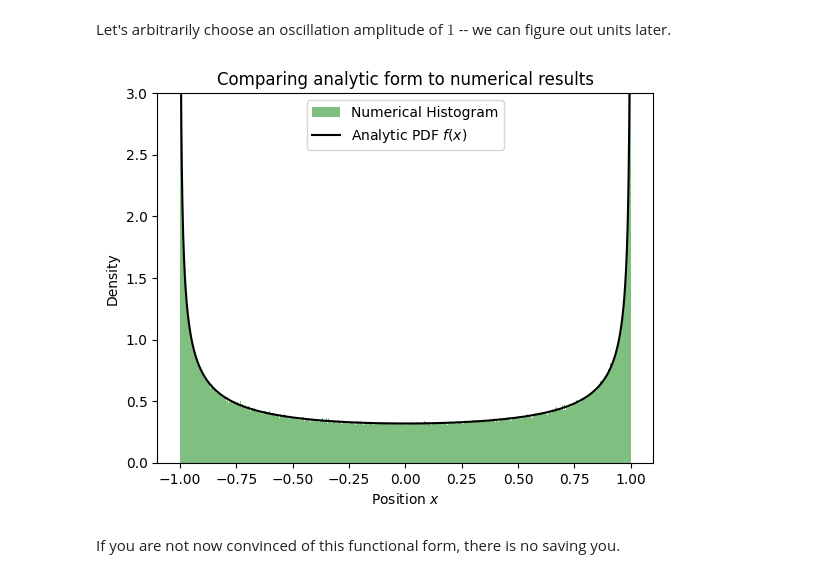
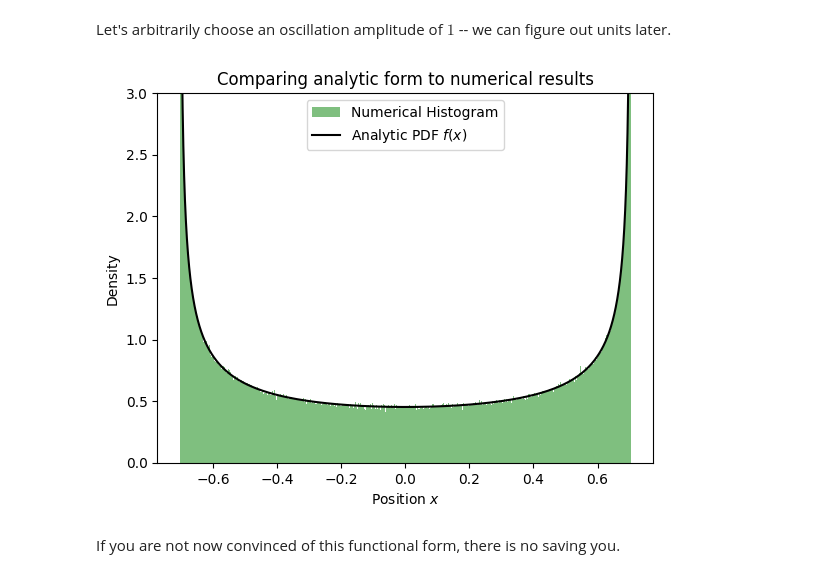
Before and after one commit to maxecharles/toliman-phd, a Jupyter notebook: SHM_jitter.ipynb, the cells around one changed output. Saved outputs shown, nothing was run; the diff lists cells and outputs as text; code cells hidden in the pictures.

```diff
--- a/SHM_jitter.ipynb
+++ b/SHM_jitter.ipynb
@@ -52,25 +52,25 @@ def f(x, A):
 # %% [markdown]
 Let's arbitrarily choose an oscillation amplitude of $1$ -- we can figure out units later.
 # %%
-A = 1.  # arbitrarily choosing an oscillation amplitude
+A = 0.7035  # arbitrarily choosing an oscillation amplitude
 
 # creating samples in x and t
 time_samples = np.random.uniform(-np.pi, np.pi, 1000000)
 position_samples = np.linspace(-A, A, 10000)[1:-1]  # avoiding division by 0
 
 # computing the histogram and PDF
 hist_outputs = x(time_samples, A)
 PDF_outputs = f(position_samples, A)
 
 # plotting
 fig, ax = plt.subplots()
 ax.hist(hist_outputs, bins=500, density=True, alpha=0.5, label='Numerical Histogram', color='green')
 ax.plot(position_samples, PDF_outputs, c='k', label='Analytic PDF $f(x)$')
 ax.set(title="Comparing analytic form to numerical results", ylim=(None, 3), xlabel='Position $x$', ylabel='Density')
 ax.legend()
 plt.show()
 # %% [output]
-[figure, old version]
+[figure, new version]
 # %% [markdown]
 If you are not now convinced of this functional form, there is no saving you.
 # %% [markdown]
```
Also changed, not shown: parts of 9 cells of this notebook, 7 other files.
